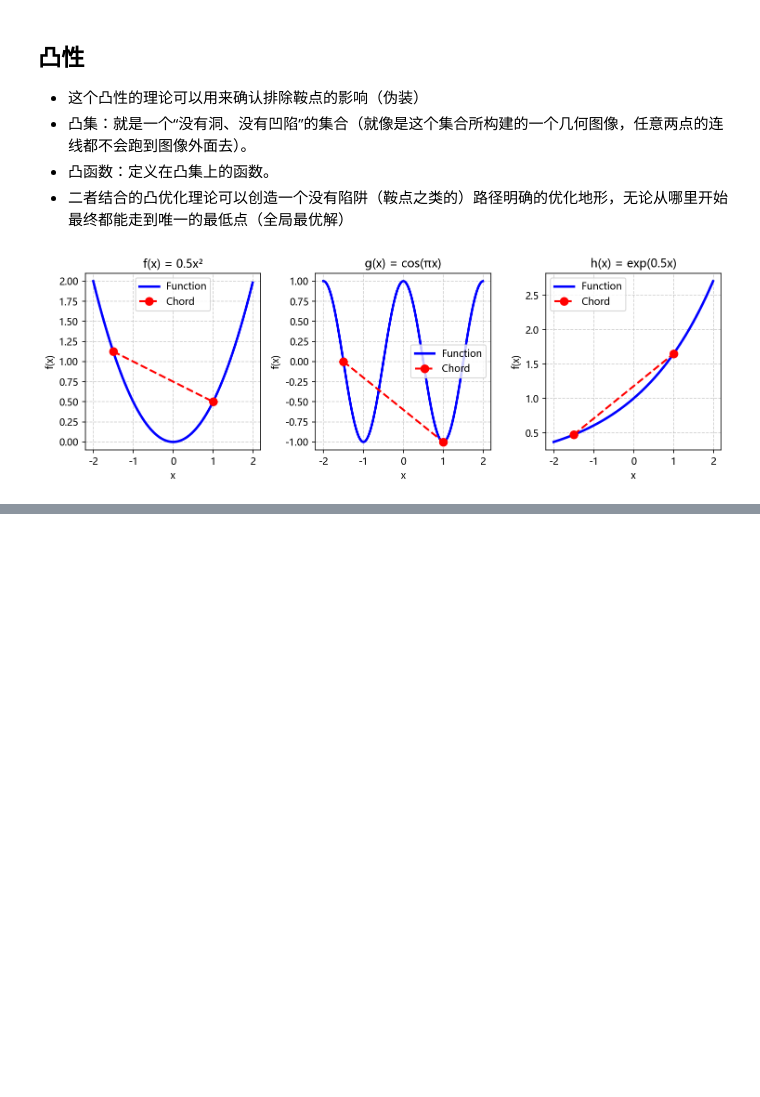
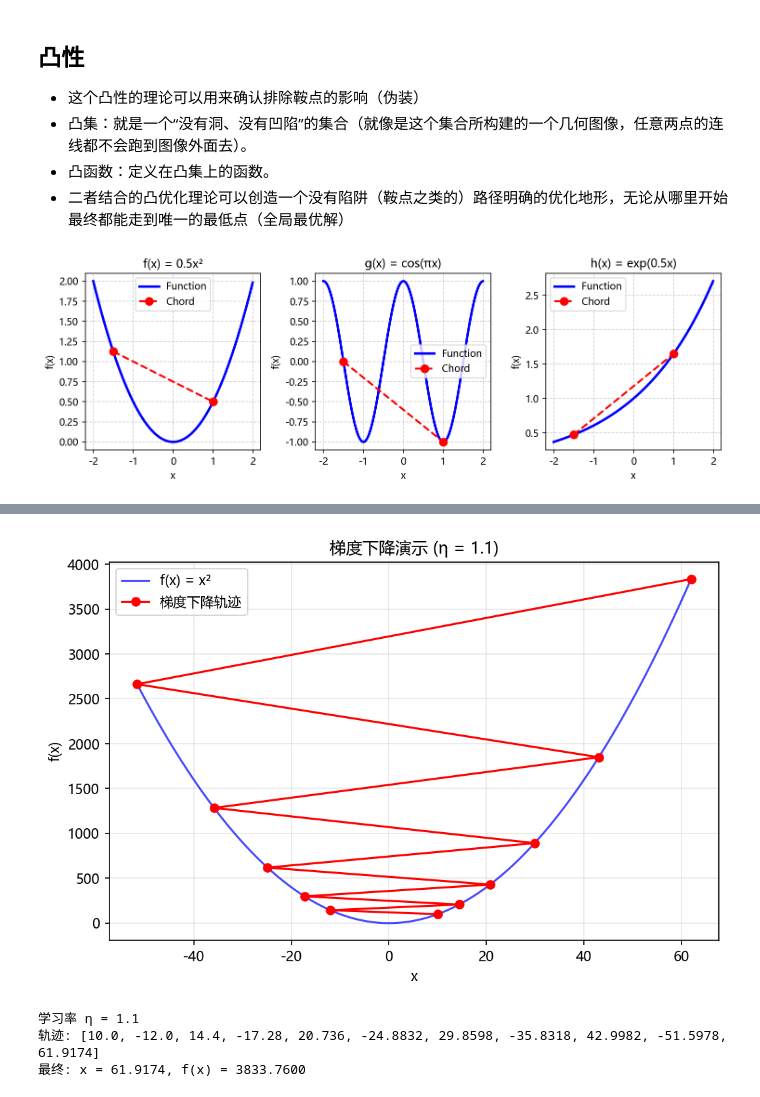
Before and after one commit to XSJWF/DLL, a Jupyter notebook: notebooks/DL_10.ipynb, the cells around one changed output, grey strips where cells are left out. Cells and saved outputs as stored; diff of their text form; code cells hidden in the pictures; blank space fills up the shorter version.

```diff
--- a/notebooks/DL_10.ipynb
+++ b/notebooks/DL_10.ipynb
@@ -185,0 +241,41 @@ plt.show()
+# %%
+# 定义函数和梯度
+f = lambda x: x**2
+f_grad = lambda x: 2*x
+
+# 梯度下降算法（返回一个元组）
+def gd(eta, f_grad, steps=10):
+    x = 10.0
+    results = [x]
+    for i in range(steps):
+        x -= eta * f_grad(x)
+        results.append(x)
+    return results, eta
+
+# 可视化函数（接受元组）
+def show_trace(gd_result, f):
+    results, eta = gd_result
+    x_vals = np.linspace(min(min(results), -2), max(max(results), 2), 100)
+
+    plt.figure(figsize=(8, 5))
+    plt.plot(x_vals, f(x_vals), 'b-', label='f(x) = x²', alpha=0.7)
+    plt.plot(results, [f(x) for x in results], 'ro-', label='梯度下降轨迹', markersize=6)
+
+    plt.xlabel('x')
+    plt.ylabel('f(x)')
+    plt.title(f'梯度下降演示 (η = {eta})')
+    plt.grid(True, alpha=0.3)
+    plt.legend()
+    plt.show()
+
+    print(f"学习率 η = {eta}")
+    print(f"轨迹: {[round(x, 4) for x in results]}")
+    print(f"最终: x = {results[-1]:.4f}, f(x) = {f(results[-1]):.4f}")
+
+# 直接调用 show_trace(gd(1.1, f_grad), f)
+show_trace(gd(1.1, f_grad), f)
+# %% [output]
+[figure, added]
+学习率 η = 1.1
+轨迹: [10.0, -12.0, 14.4, -17.28, 20.736, -24.8832, 29.8598, -35.8318, 42.9982, -51.5978, 61.9174]
+最终: x = 61.9174, f(x) = 3833.7600
```
Also changed, not shown: parts of 7 cells of this notebook, 1 other file.
